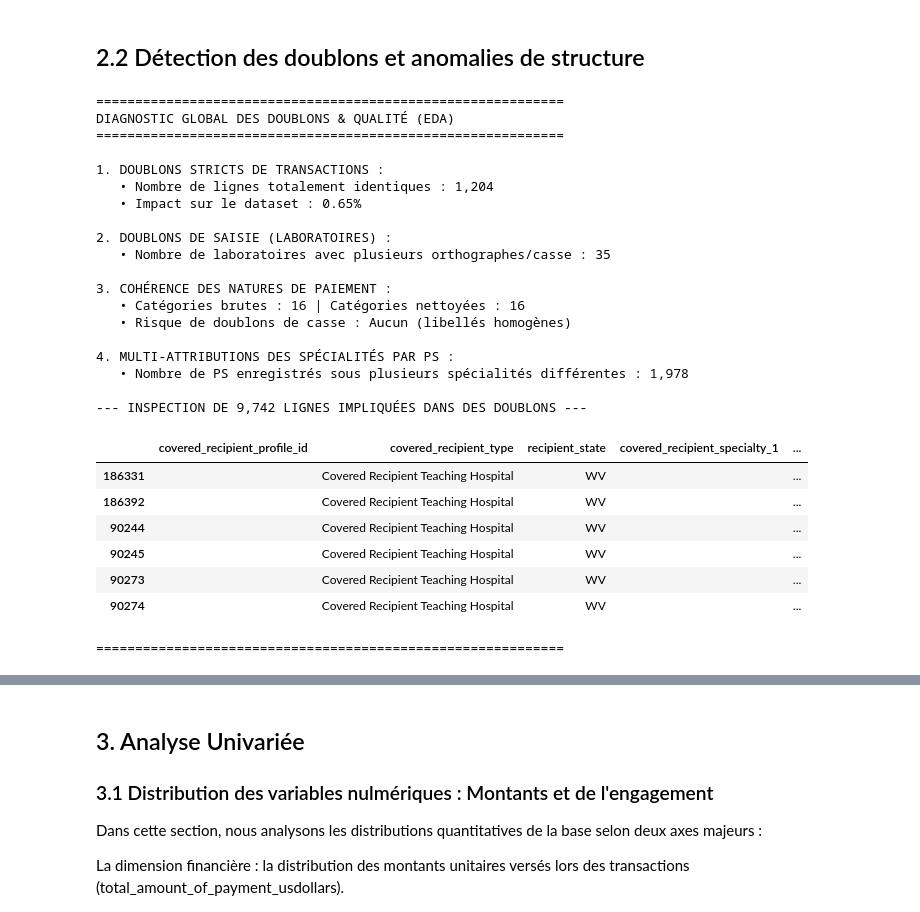
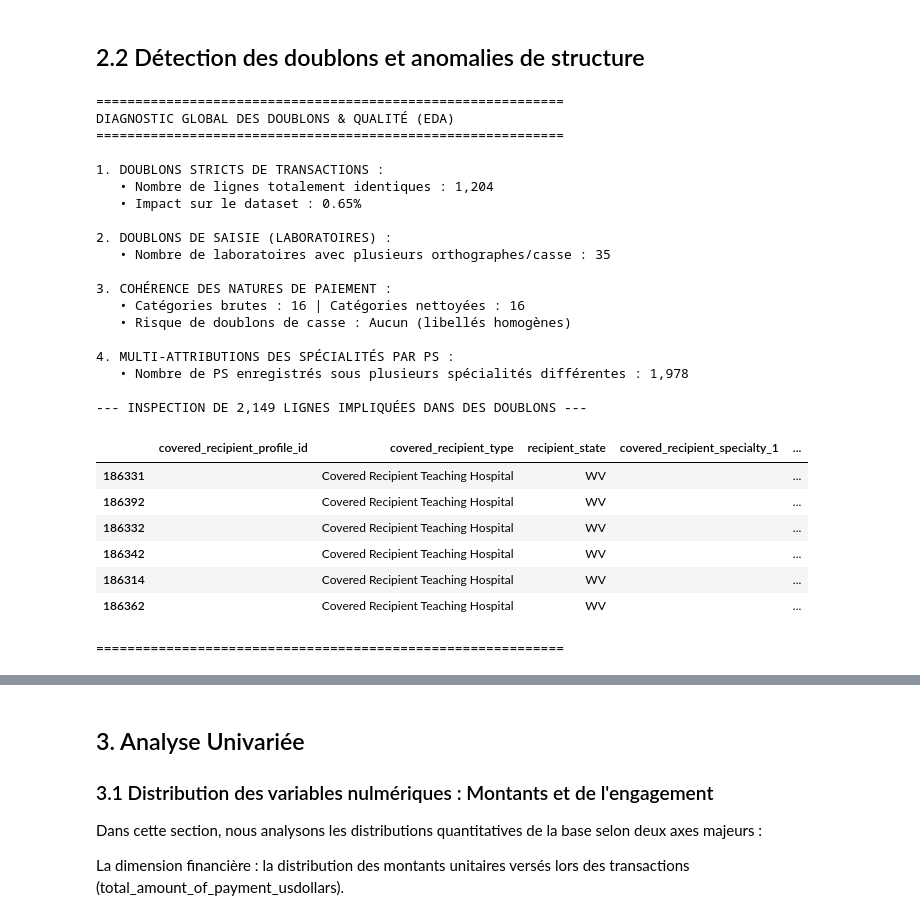
Before and after one commit to juliettebm/pharma-commercial-genai, a Jupyter notebook: notebooks/01_exploration.ipynb, the cells around one changed output, grey strips where cells are left out. Saved outputs shown, nothing was run; the diff lists cells and outputs as text; code cells hidden in the pictures.

```diff
--- a/notebooks/01_exploration.ipynb
+++ b/notebooks/01_exploration.ipynb
@@ -280,45 +281,51 @@ if 'covered_recipient_profile_id' in raw.columns and 'covered_recipient_specialt
 
 # 5. Inspection visuelle des doublons stricts (sur les colonnes KEEP)
 cols_keep = [
-    "covered_recipient_profile_id", "covered_recipient_type", "recipient_state",
-    "covered_recipient_specialty_1", "applicable_manufacturer_or_applicable_gpo_making_payment_name",
-    "total_amount_of_payment_usdollars", "nature_of_payment_or_transfer_of_value", "program_year"
+      "covered_recipient_profile_id",
+    "covered_recipient_type",
+    "recipient_state",
+    "covered_recipient_specialty_1",
+    "applicable_manufacturer_or_applicable_gpo_making_payment_name",
+    "total_amount_of_payment_usdollars",
+    "nature_of_payment_or_transfer_of_value",
+    "program_year",
+    "date_of_payment"
 ]
 cols_ex = [c for c in cols_keep if c in raw.columns]
 
 doublons_df = raw[raw.duplicated(subset=cols_ex, keep=False)].sort_values(
     by=["covered_recipient_profile_id", "total_amount_of_payment_usdollars"]
 )
 
 print(f"\n--- INSPECTION DE {len(doublons_df):,} LIGNES IMPLIQUÉES DANS DES DOUBLONS ---")
 display(doublons_df[cols_ex].head(6))
 
 print("\n" + "="*60)
 # %% [output]
 ============================================================
 DIAGNOSTIC GLOBAL DES DOUBLONS & QUALITÉ (EDA)
 ============================================================
 
 1. DOUBLONS STRICTS DE TRANSACTIONS :
    • Nombre de lignes totalement identiques : 1,204
    • Impact sur le dataset : 0.65%
 
 2. DOUBLONS DE SAISIE (LABORATOIRES) :
    • Nombre de laboratoires avec plusieurs orthographes/casse : 35
 
 3. COHÉRENCE DES NATURES DE PAIEMENT :
    • Catégories brutes : 16 | Catégories nettoyées : 16
    • Risque de doublons de casse : Aucun (libellés homogènes)
 
 4. MULTI-ATTRIBUTIONS DES SPÉCIALITÉS PAR PS :
    • Nombre de PS enregistrés sous plusieurs spécialités différentes : 1,978
 
---- INSPECTION DE 9,742 LIGNES IMPLIQUÉES DANS DES DOUBLONS ---
+--- INSPECTION DE 2,149 LIGNES IMPLIQUÉES DANS DES DOUBLONS ---
 |  | covered_recipient_profile_id | covered_recipient_type | recipient_state | covered_recipient_specialty_1 | ... |
 | 186331 |  | Covered Recipient Teaching Hospital | WV |  | ... |
 | 186392 |  | Covered Recipient Teaching Hospital | WV |  | ... |
-| 90244 |  | Covered Recipient Teaching Hospital | WV |  | ... |
-| 90245 |  | Covered Recipient Teaching Hospital | WV |  | ... |
-| 90273 |  | Covered Recipient Teaching Hospital | WV |  | ... |
-| 90274 |  | Covered Recipient Teaching Hospital | WV |  | ... |
+| 186332 |  | Covered Recipient Teaching Hospital | WV |  | ... |
+| 186342 |  | Covered Recipient Teaching Hospital | WV |  | ... |
+| 186314 |  | Covered Recipient Teaching Hospital | WV |  | ... |
+| 186362 |  | Covered Recipient Teaching Hospital | WV |  | ... |
 ============================================================
```
Also changed, not shown: parts of 27 cells of this notebook.
